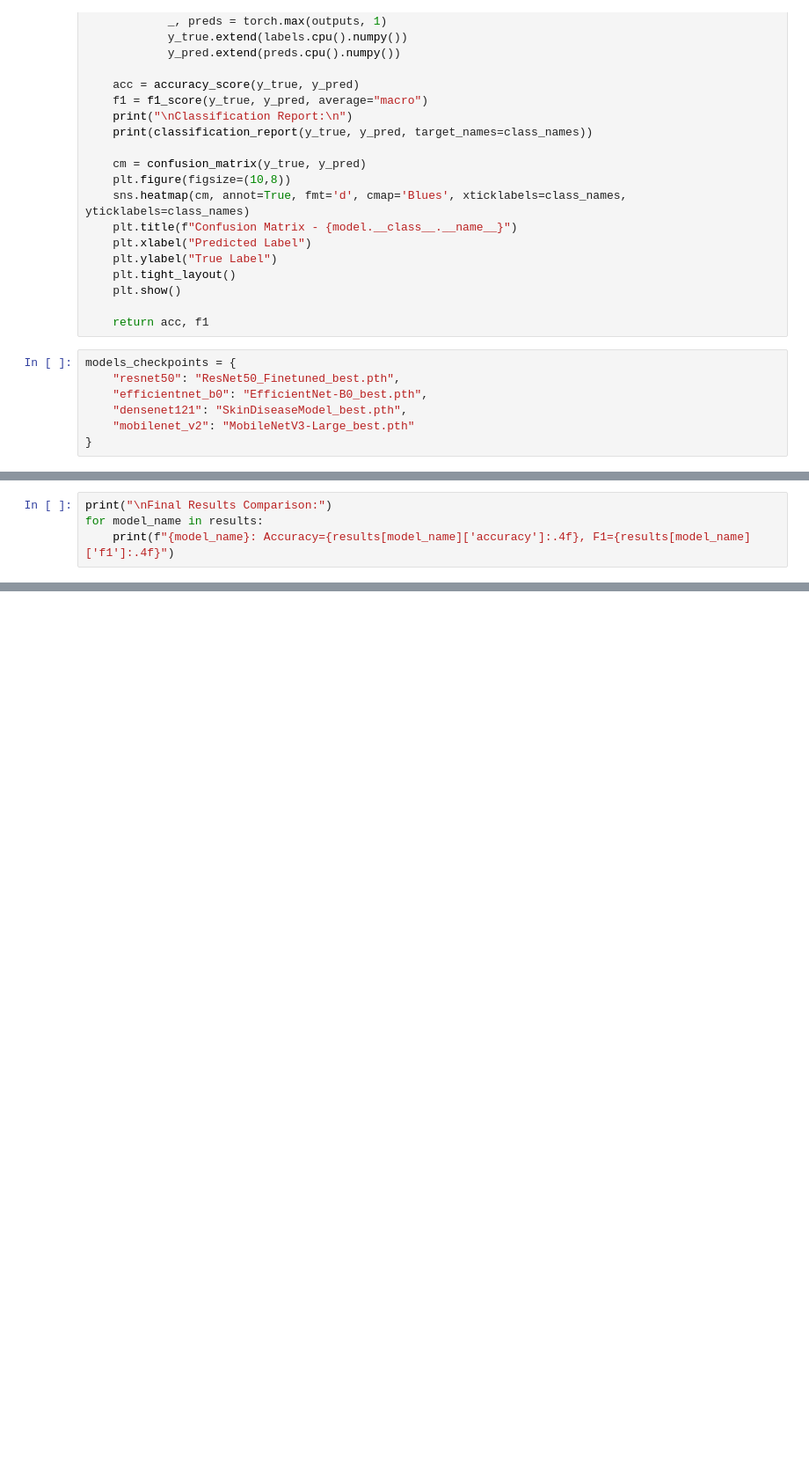
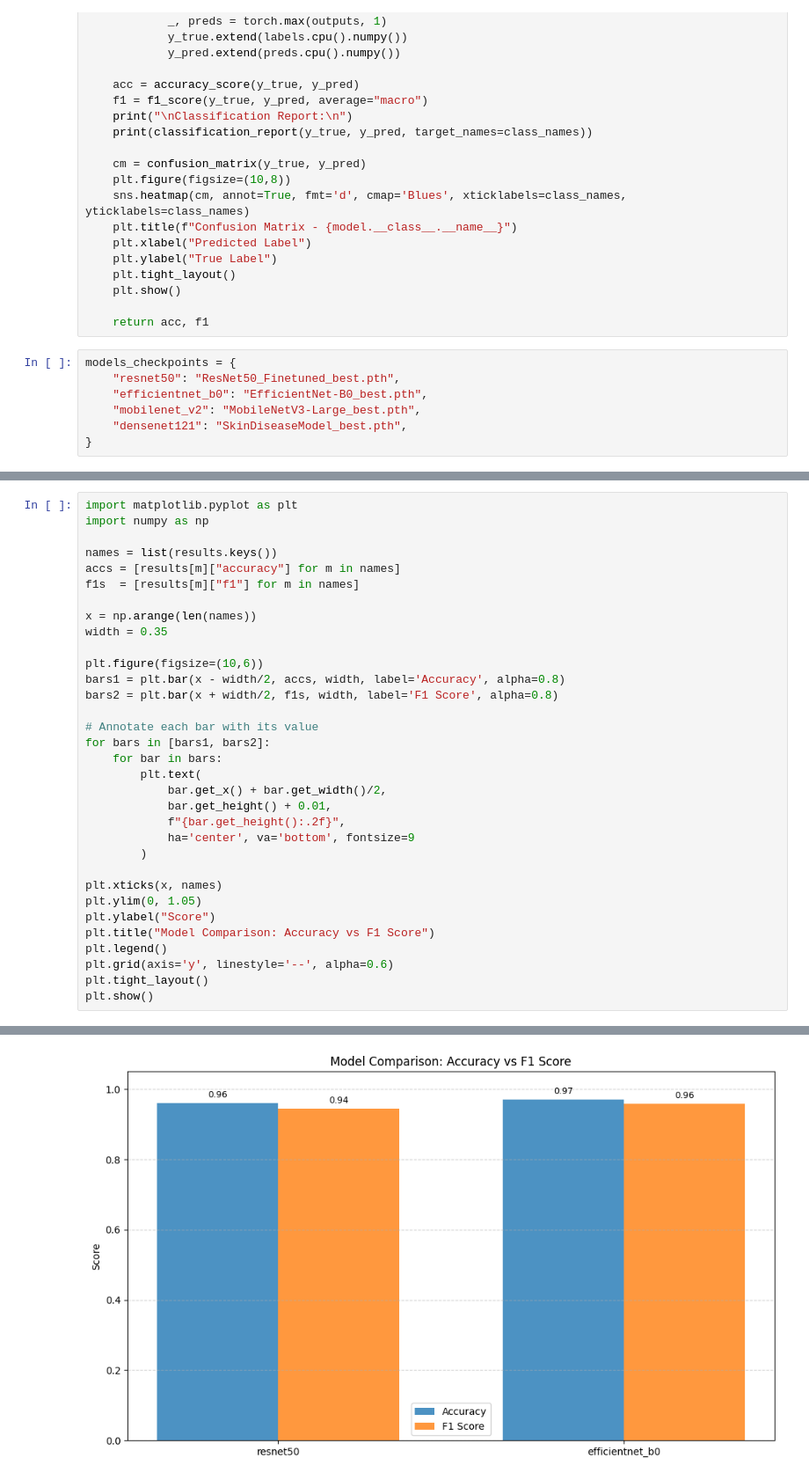
Before and after one commit to sudarshan-raveendranath/Skin-Lession-Detection, a Jupyter notebook: common/compare_results.ipynb, the cells around one changed output, grey strips where cells are left out. Shown at 88% size. Cells and saved outputs as stored; diff of their text form; blank space fills up the shorter version.

```diff
--- a/common/compare_results.ipynb
+++ b/common/compare_results.ipynb
@@ -90,8 +90,8 @@ def evaluate_model(model, loader, class_names):
 models_checkpoints = {
     "resnet50": "ResNet50_Finetuned_best.pth",
     "efficientnet_b0": "EfficientNet-B0_best.pth",
+    "mobilenet_v2": "MobileNetV3-Large_best.pth",
     "densenet121": "SkinDiseaseModel_best.pth",
-    "mobilenet_v2": "MobileNetV3-Large_best.pth"
 }
 # %%
 results = {}
@@ -167,5 +168,34 @@ RuntimeError: Error(s) in loading state_dict for DenseNet:
 # %%
-print("\nFinal Results Comparison:")
-for model_name in results:
-    print(f"{model_name}: Accuracy={results[model_name]['accuracy']:.4f}, F1={results[model_name]['f1']:.4f}")
+import matplotlib.pyplot as plt
+import numpy as np
+
+names = list(results.keys())
+accs = [results[m]["accuracy"] for m in names]
+f1s  = [results[m]["f1"] for m in names]
+
+x = np.arange(len(names))
+width = 0.35
+
+plt.figure(figsize=(10,6))
+bars1 = plt.bar(x - width/2, accs, width, label='Accuracy', alpha=0.8)
+bars2 = plt.bar(x + width/2, f1s, width, label='F1 Score', alpha=0.8)
+
+# Annotate each bar with its value
+for bars in [bars1, bars2]:
+    for bar in bars:
+        plt.text(
+            bar.get_x() + bar.get_width()/2,
+            bar.get_height() + 0.01,
+            f"{bar.get_height():.2f}",
+            ha='center', va='bottom', fontsize=9
+        )
+
+plt.xticks(x, names)
+plt.ylim(0, 1.05)
+plt.ylabel("Score")
+plt.title("Model Comparison: Accuracy vs F1 Score")
+plt.legend()
+plt.grid(axis='y', linestyle='--', alpha=0.6)
+plt.tight_layout()
+plt.show()
 # %% [output]
@@ -174,0 +202 @@ efficientnet_b0: Accuracy=0.9708, F1=0.9591
+[figure, added]
```
Also changed, not shown: parts of 4 cells of this notebook, 1 other file.
